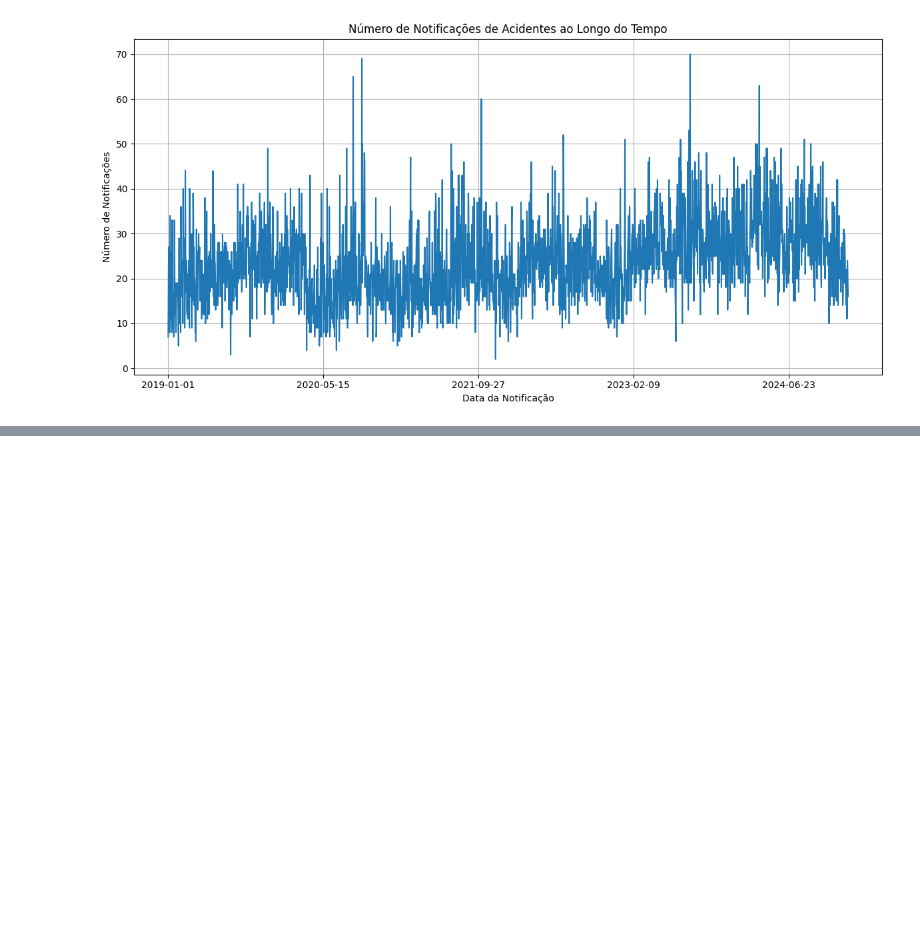
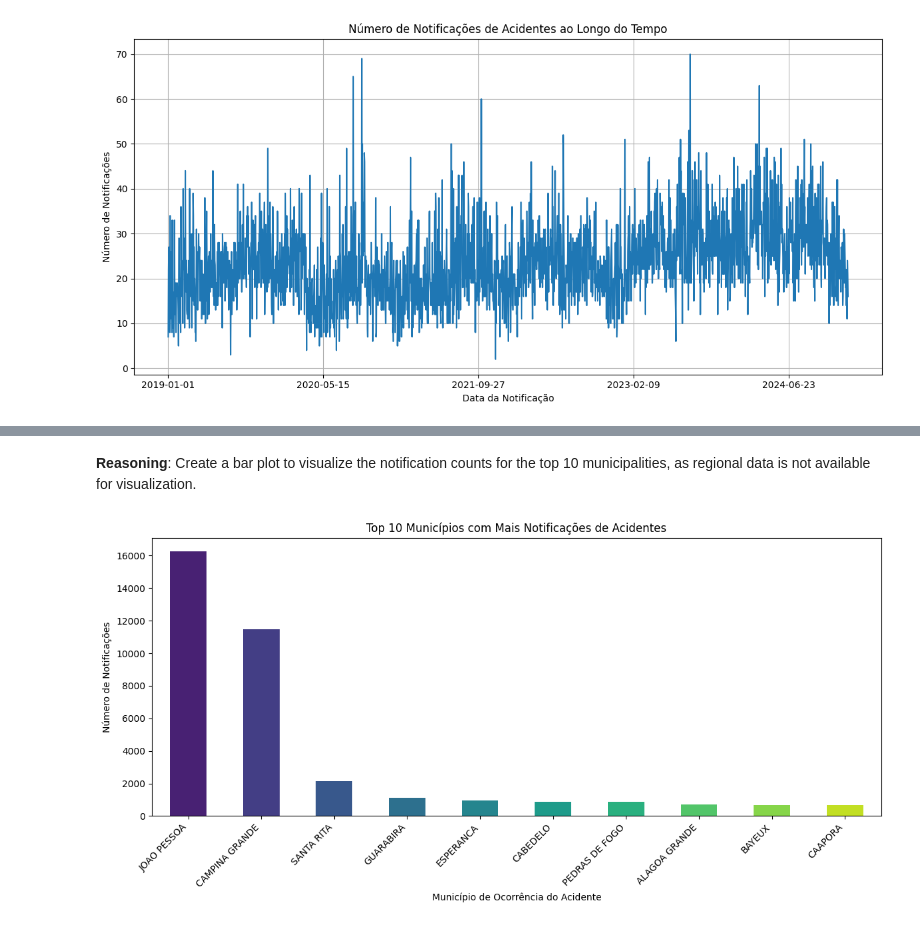
Before and after one commit to fabianosferreira/dataset, a Jupyter notebook: DataSet_Notif_Ofid.ipynb, the cells around one changed output, grey strips where cells are left out. Saved outputs shown, nothing was run; the diff lists cells and outputs as text; code cells hidden in the pictures; blank space fills up the shorter version.

```diff
--- a/DataSet_Notif_Ofid.ipynb
+++ b/DataSet_Notif_Ofid.ipynb
@@ -1277,0 +1368,17 @@ plt.show()
+# %%
+# Count notifications per municipality
+notificacoes_por_municipio = dados_integrados_acidentes_clima_pb['Município de ocorrência do acidente'].value_counts()
+
+# Print the top 10 municipalities
+print("Top 10 Municípios com Mais Notificações:")
+print(notificacoes_por_municipio.head(10))
+
+# Check if 'Regional de Notificação' has non-null values
+if dados_integrados_acidentes_clima_pb['Regional de Notificação'].notna().sum() > 0:
+    print("\nAnálise por Regional de Notificação:")
+    # Count notifications per regional
+    notificacoes_por_regional = dados_integrados_acidentes_clima_pb.groupby('Regional de Notificação').size()
+    # Print notification counts per regional
+    print(notificacoes_por_regional)
+else:
+    print("\nA coluna 'Regional de Notificação' não contém dados suficientes para análise.")
@@ -1277,0 +1401,15 @@ plt.show()
+# %% [markdown]
+**Reasoning**:
+Create a bar plot to visualize the notification counts for the top 10 municipalities, as regional data is not available for visualization.
+# %%
+# Create a bar plot for the top 10 municipalities
+plt.figure(figsize=(12, 6))
+notificacoes_por_municipio.head(10).plot(kind='bar', color=sns.color_palette('viridis', 10))
+plt.title('Top 10 Municípios com Mais Notificações de Acidentes')
+plt.xlabel('Município de Ocorrência do Acidente')
+plt.ylabel('Número de Notificações')
+plt.xticks(rotation=45, ha='right')
+plt.tight_layout()
+plt.show()
+# %% [output]
+[figure, added]
```
Also changed, not shown: parts of 72 cells of this notebook.
